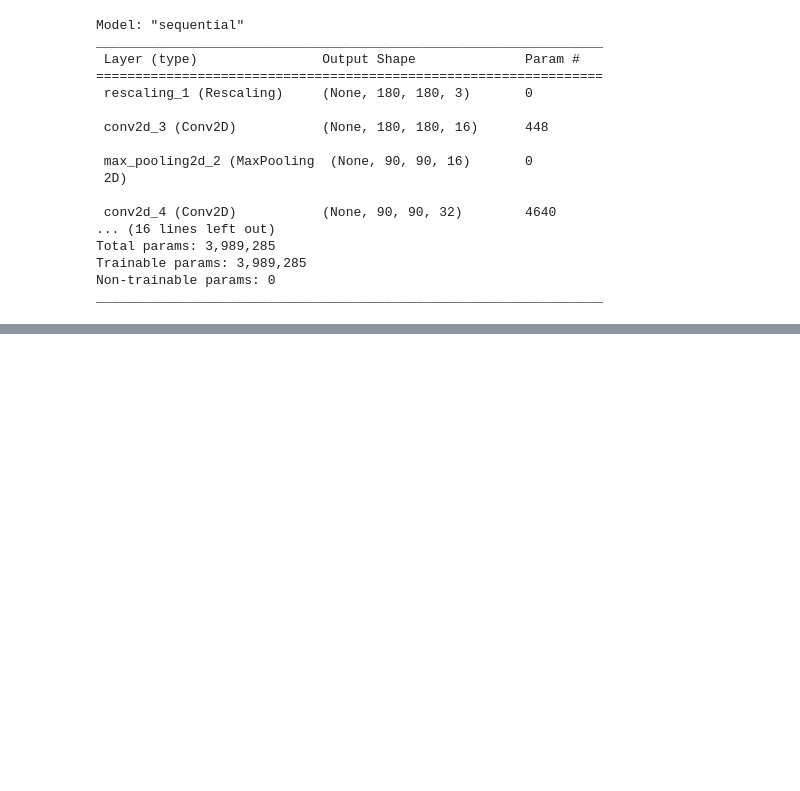
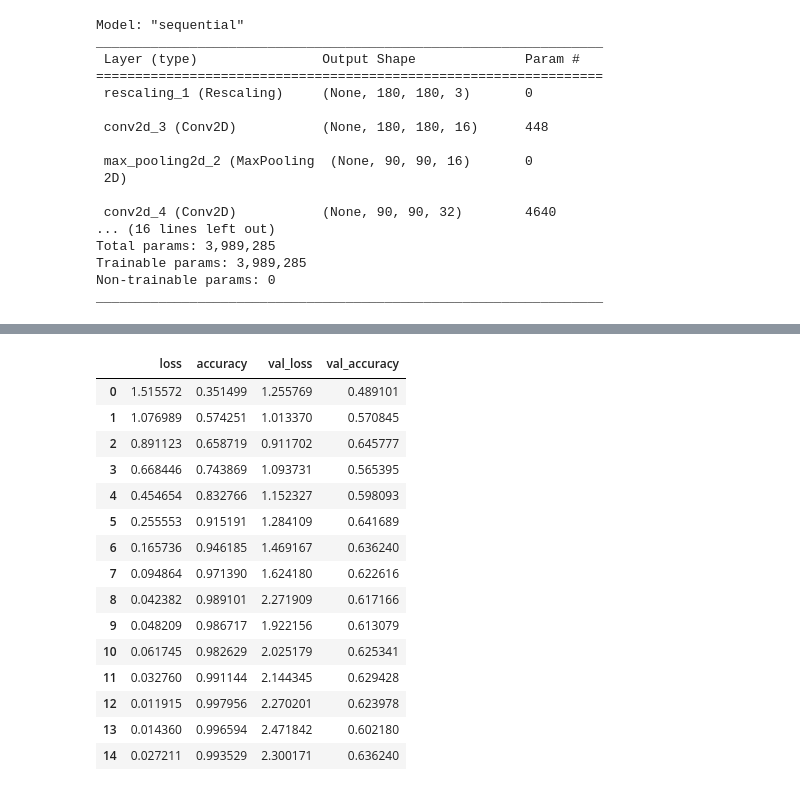
Before and after one commit to TeguhPermana666/Classifier-Flower, a Jupyter notebook: model.ipynb, the cells around one changed output, grey strips where cells are left out. Drawn from its saved outputs; the diff is of its cells as text; code cells hidden in the pictures; blank space fills up the shorter version.

```diff
--- a/model.ipynb
+++ b/model.ipynb
@@ -148,0 +177,19 @@ _________________________________________________________________
+# %%
+pd.DataFrame(history.history)
+# %% [output]
+|  | loss | accuracy | val_loss | val_accuracy |
+| 0 | 1.515572 | 0.351499 | 1.255769 | 0.489101 |
+| 1 | 1.076989 | 0.574251 | 1.013370 | 0.570845 |
+| 2 | 0.891123 | 0.658719 | 0.911702 | 0.645777 |
+| 3 | 0.668446 | 0.743869 | 1.093731 | 0.565395 |
+| 4 | 0.454654 | 0.832766 | 1.152327 | 0.598093 |
+| 5 | 0.255553 | 0.915191 | 1.284109 | 0.641689 |
+| 6 | 0.165736 | 0.946185 | 1.469167 | 0.636240 |
+| 7 | 0.094864 | 0.971390 | 1.624180 | 0.622616 |
+| 8 | 0.042382 | 0.989101 | 2.271909 | 0.617166 |
+| 9 | 0.048209 | 0.986717 | 1.922156 | 0.613079 |
+| 10 | 0.061745 | 0.982629 | 2.025179 | 0.625341 |
+| 11 | 0.032760 | 0.991144 | 2.144345 | 0.629428 |
+| 12 | 0.011915 | 0.997956 | 2.270201 | 0.623978 |
+| 13 | 0.014360 | 0.996594 | 2.471842 | 0.602180 |
+| 14 | 0.027211 | 0.993529 | 2.300171 | 0.636240 |
```
Also changed, not shown: parts of 5 cells of this notebook.
